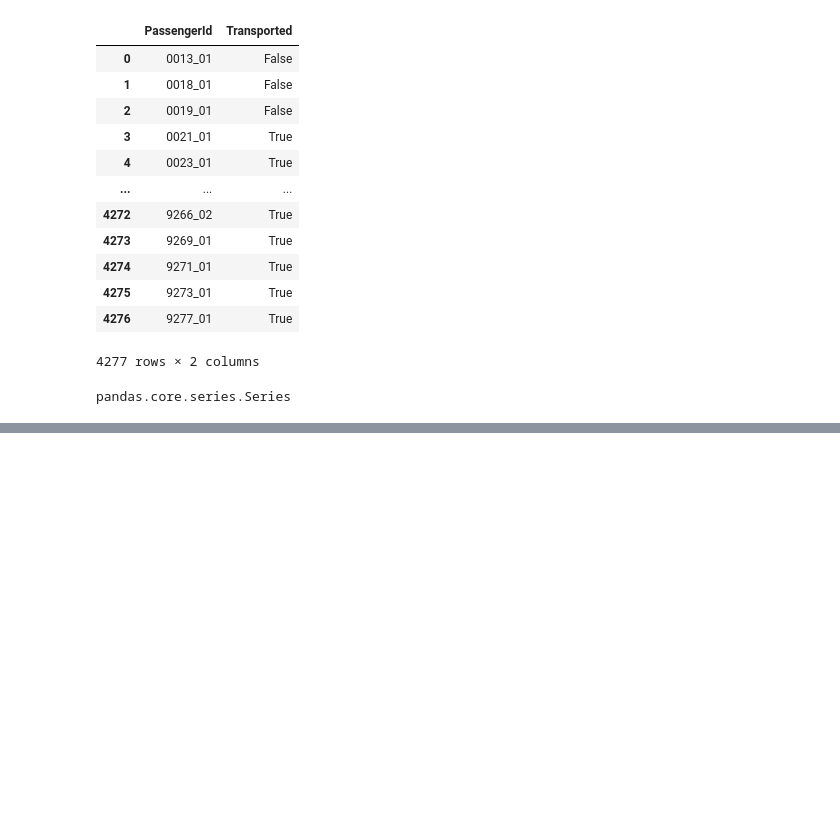
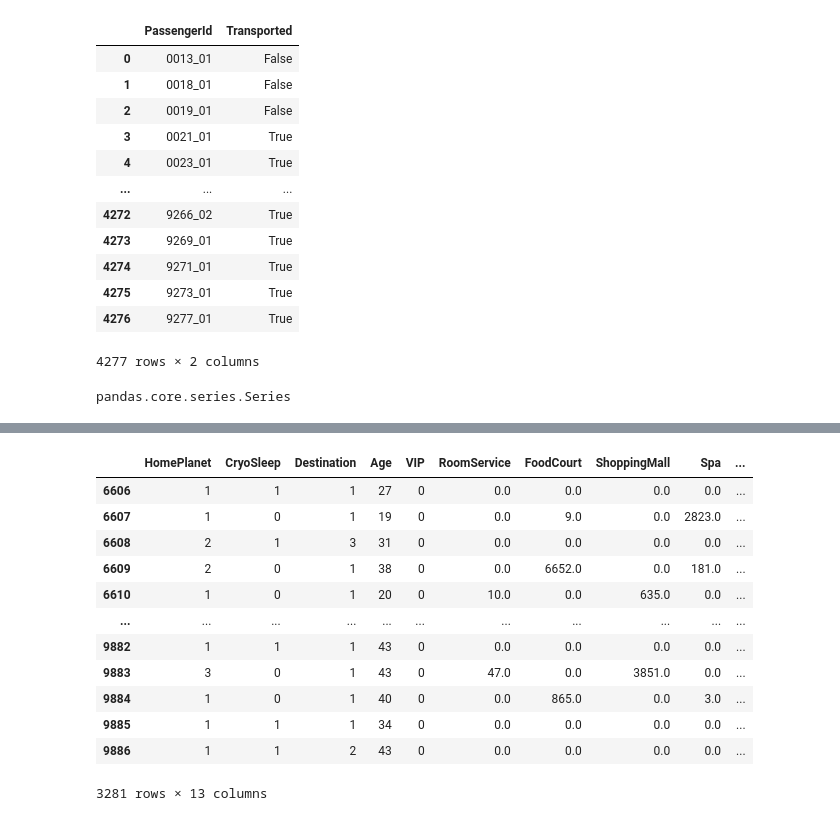
Before and after one commit to sameerk126/100-Days-Of-ML, a Jupyter notebook: Day - 5/spaceship eda.ipynb, the cells around one changed output, grey strips where cells are left out. Drawn from its saved outputs; the diff is of its cells as text; code cells hidden in the pictures; blank space fills up the shorter version.

```diff
--- a/Day - 5/spaceship eda.ipynb
+++ b/Day - 5/spaceship eda.ipynb
@@ -644,0 +701,2 @@ pandas.core.series.Series
+# %%
+X_test = df[df['Transported'].isnull()]
@@ -644,0 +709,18 @@ pandas.core.series.Series
+# %%
+X_test.drop('Transported' ,axis = 1 , inplace = True)
+# %%
+X_test
+# %% [output]
+|  | HomePlanet | CryoSleep | Destination | Age | VIP | RoomService | FoodCourt | ShoppingMall | Spa | ... |
+| 6606 | 1 | 1 | 1 | 27 | 0 | 0.0 | 0.0 | 0.0 | 0.0 | ... |
+| 6607 | 1 | 0 | 1 | 19 | 0 | 0.0 | 9.0 | 0.0 | 2823.0 | ... |
+| 6608 | 2 | 1 | 3 | 31 | 0 | 0.0 | 0.0 | 0.0 | 0.0 | ... |
+| 6609 | 2 | 0 | 1 | 38 | 0 | 0.0 | 6652.0 | 0.0 | 181.0 | ... |
+| 6610 | 1 | 0 | 1 | 20 | 0 | 10.0 | 0.0 | 635.0 | 0.0 | ... |
+| ... | ... | ... | ... | ... | ... | ... | ... | ... | ... | ... |
+| 9882 | 1 | 1 | 1 | 43 | 0 | 0.0 | 0.0 | 0.0 | 0.0 | ... |
+| 9883 | 3 | 0 | 1 | 43 | 0 | 47.0 | 0.0 | 3851.0 | 0.0 | ... |
+| 9884 | 1 | 0 | 1 | 40 | 0 | 0.0 | 865.0 | 0.0 | 3.0 | ... |
+| 9885 | 1 | 1 | 1 | 34 | 0 | 0.0 | 0.0 | 0.0 | 0.0 | ... |
+| 9886 | 1 | 1 | 2 | 43 | 0 | 0.0 | 0.0 | 0.0 | 0.0 | ... |
+3281 rows × 13 columns
```
Also changed, not shown: parts of 46 cells of this notebook, 4 other files.
